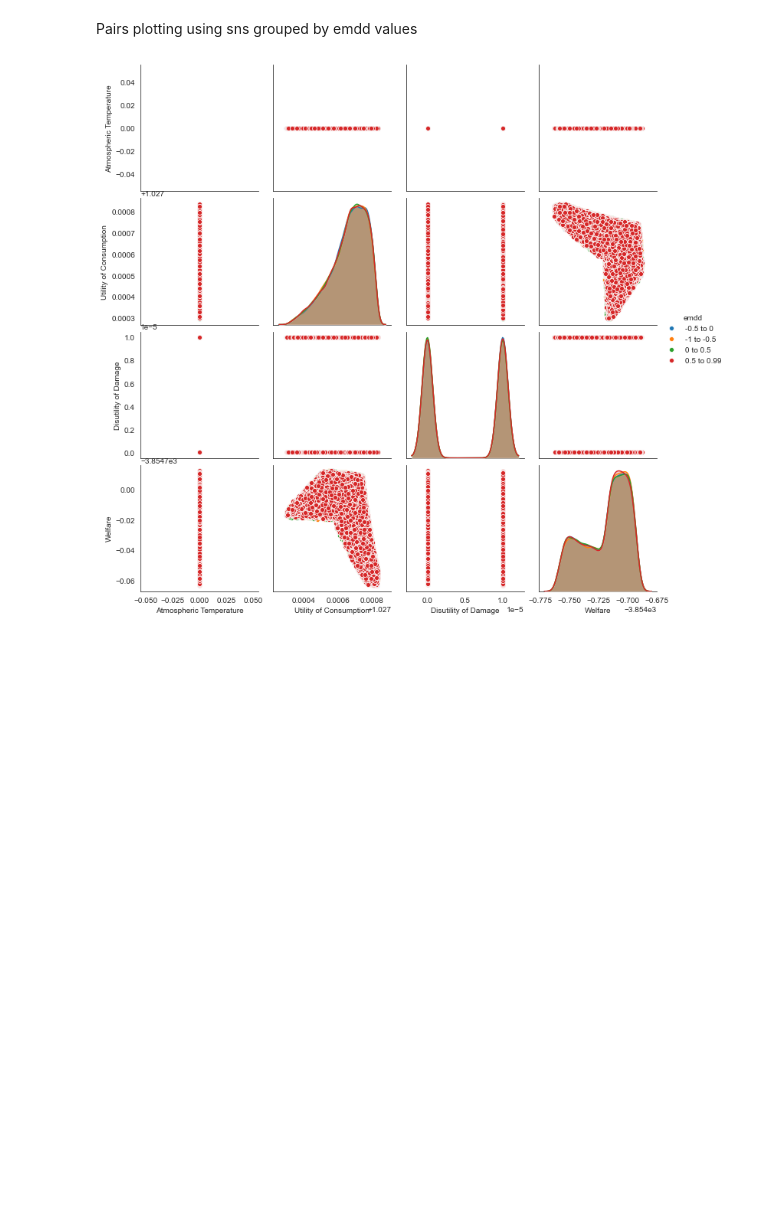
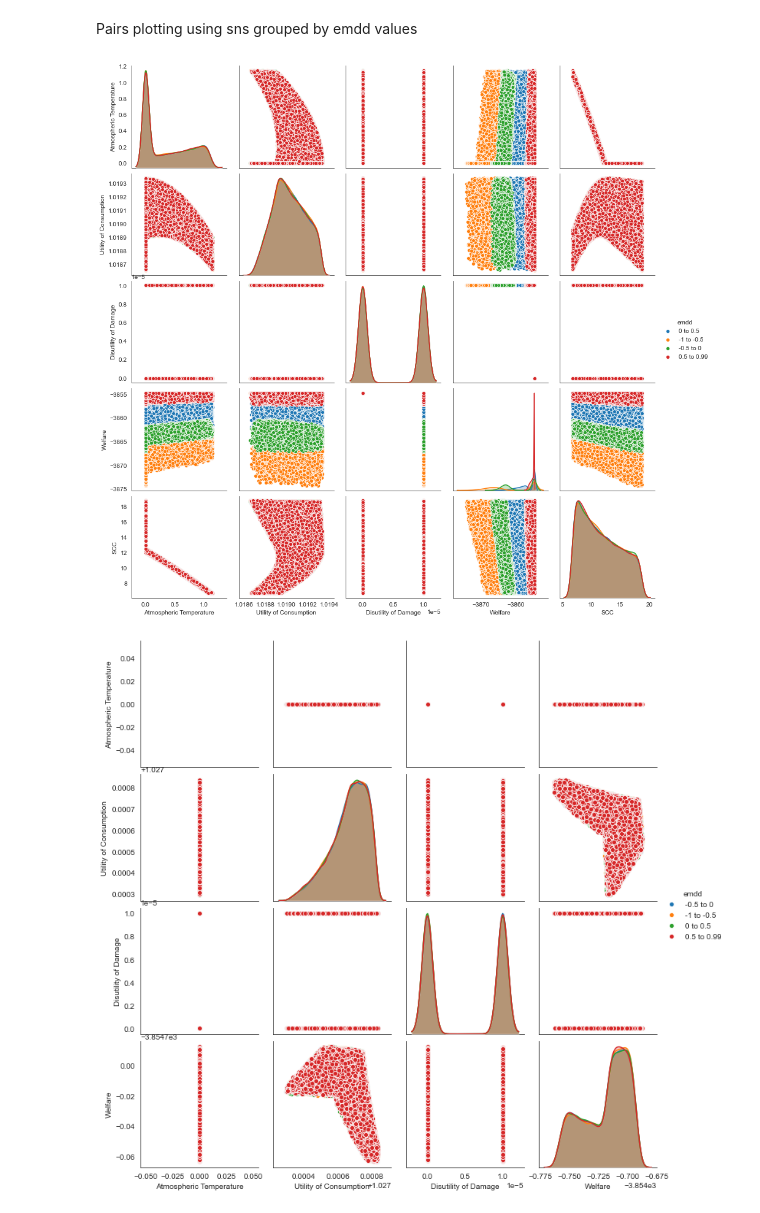
Before and after one commit to shkulk/noDICE, a Jupyter notebook: NordhausPolicy_OE.ipynb, the cells around one changed output. Saved outputs shown, nothing was run; the diff lists cells and outputs as text; code cells hidden in the pictures; blank space fills up the shorter version.

```diff
--- a/NordhausPolicy_OE.ipynb
+++ b/NordhausPolicy_OE.ipynb
@@ -89,11 +89,11 @@ Policy({'sr': 0.24868248835166676, 'prtp con': 0.015, 'emuc': 1.45, 'periodfullp
 # %%
 n_scenarios = 100000
-run = 'run_34_NordOE_'
+run = 'run_35_NordOE_'
 
 # 32: OE with corrected emdd range
 # 33: vd_switch back in the uncertainties. We will have both outcomes for comparison with Nordhaus policy ----- very weird results. No effect of vd switch at all. showing much higher values for SCC, much lower for temp, V(D) either 0 or 1??
 # 34: retry
-# 35?: miu_period corrected to 29, from 0.
+# 35: miu_period corrected to 29, from 0.
 # %%
 # from ema_workbench.em_framework.evaluators import BaseEvaluator
 
@@ -191,7 +202,7 @@ dict_keys(['Atmospheric Temperature', 'Utility of Consumption', 'Disutility of D
 # %%
 # Values for 2300
 end_outcome = {}
-for key, value in cleaned_outcome_pairs_2.items():
+for key, value in cleaned_outcome_pairs_time.items():
     end_outcome[key] = value[:, -1]
 # end_outcome['Welfare']
 # np.mean(cleaned_outcome['Damage Growth'], axis =0)
@@ -213,6 +224,16 @@ out_DF['emdd'] = out_DF['emdd'].apply(
                 )
             )
     )
+# %%
+# repeat to compare with below, delete after
+
+sns_plot = sns.pairplot(out_DF, hue='emdd', vars=list(end_outcome.keys())) # palette=clr_palette
+# fig, ax = plt.pyplot.subplots(figsize=)
+# fig.set_size_inches(20, 20)
+sns_plot.savefig(os.path.join(fig_path, str(run) + '_v7_snspairs_1_by_emdd' +'.png'))
+plt.show()
+# %% [output]
+[figure, added]
 # %%
 
 sns_plot = sns.pairplot(out_DF, hue='emdd', vars=list(end_outcome.keys())) # palette=clr_palette
```
Also changed, not shown: parts of 14 cells of this notebook, 9 other files.
